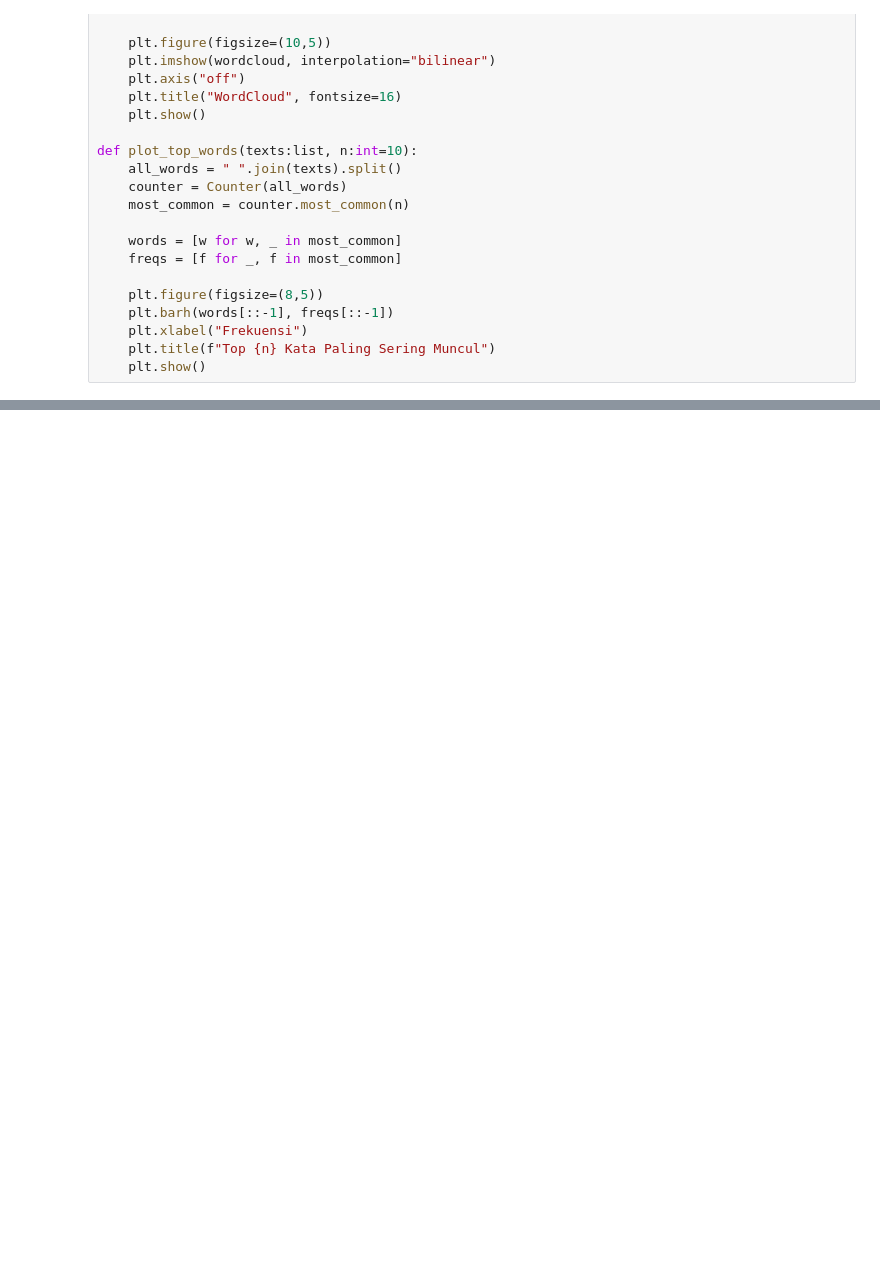
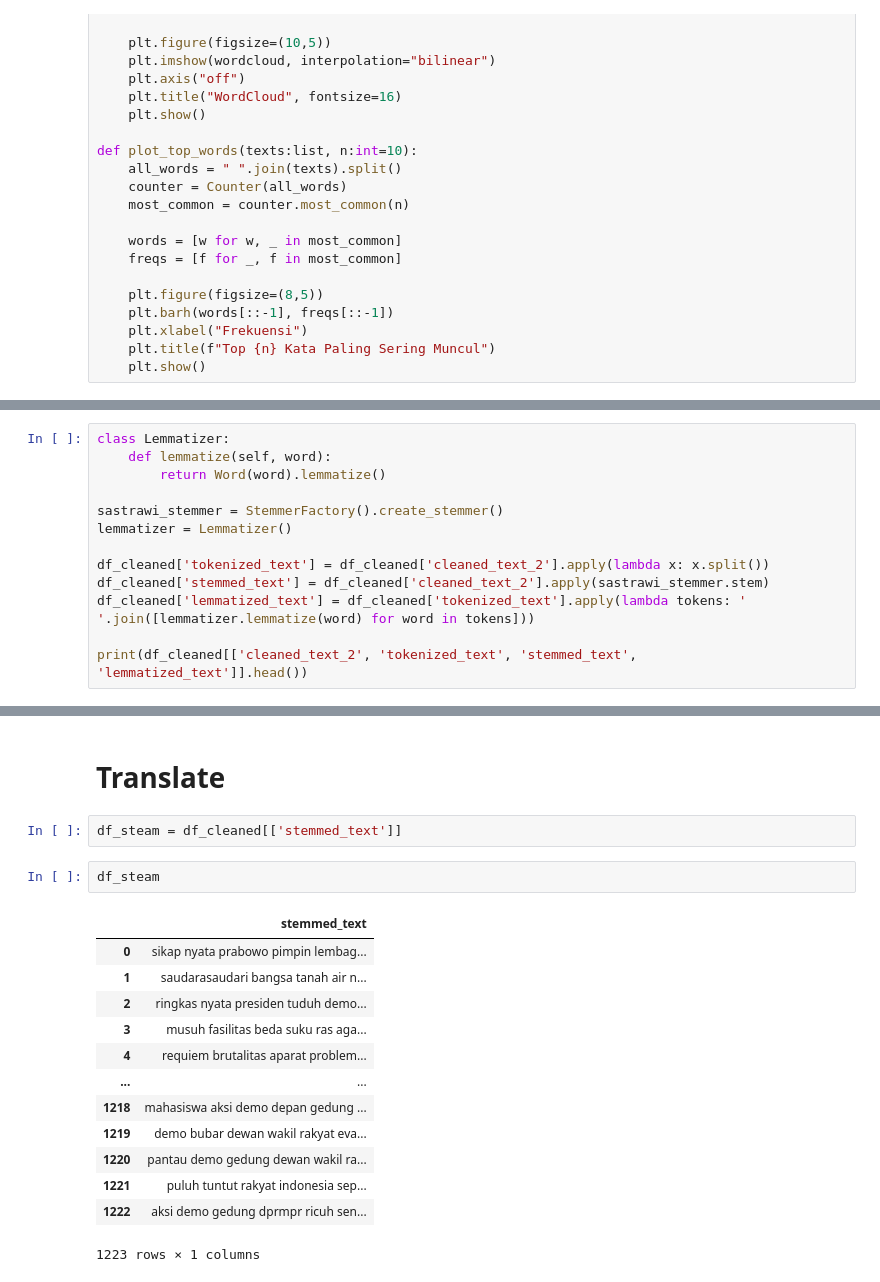
Before and after one commit to ahmadnafi30/demo_sentiment_analisys, a Jupyter notebook: notebooks/text_preprocessing.ipynb, the cells around one changed output, grey strips where cells are left out. Cells and saved outputs as stored; diff of their text form; blank space fills up the shorter version.

```diff
--- a/notebooks/text_preprocessing.ipynb
+++ b/notebooks/text_preprocessing.ipynb
@@ -156,0 +227,13 @@ df
+# %%
+class Lemmatizer:
+    def lemmatize(self, word):
+        return Word(word).lemmatize()
+
+sastrawi_stemmer = StemmerFactory().create_stemmer()
+lemmatizer = Lemmatizer()
+
+df_cleaned['tokenized_text'] = df_cleaned['cleaned_text_2'].apply(lambda x: x.split())
+df_cleaned['stemmed_text'] = df_cleaned['cleaned_text_2'].apply(sastrawi_stemmer.stem)
+df_cleaned['lemmatized_text'] = df_cleaned['tokenized_text'].apply(lambda tokens: ' '.join([lemmatizer.lemmatize(word) for word in tokens]))
+
+print(df_cleaned[['cleaned_text_2', 'tokenized_text', 'stemmed_text', 'lemmatized_text']].head())
@@ -156,0 +276,20 @@ df
+# %% [markdown]
+# Translate
+# %%
+df_steam = df_cleaned[['stemmed_text']]
+# %%
+df_steam
+# %% [output]
+|  | stemmed_text |
+| 0 | sikap nyata prabowo pimpin lembag... |
+| 1 | saudarasaudari bangsa tanah air n... |
+| 2 | ringkas nyata presiden tuduh demo... |
+| 3 | musuh fasilitas beda suku ras aga... |
+| 4 | requiem brutalitas aparat problem... |
+| ... | ... |
+| 1218 | mahasiswa aksi demo depan gedung ... |
+| 1219 | demo bubar dewan wakil rakyat eva... |
+| 1220 | pantau demo gedung dewan wakil ra... |
+| 1221 | puluh tuntut rakyat indonesia sep... |
+| 1222 | aksi demo gedung dprmpr ricuh sen... |
+1223 rows × 1 columns
```
Also changed, not shown: parts of 14 cells of this notebook, 4 other files.
